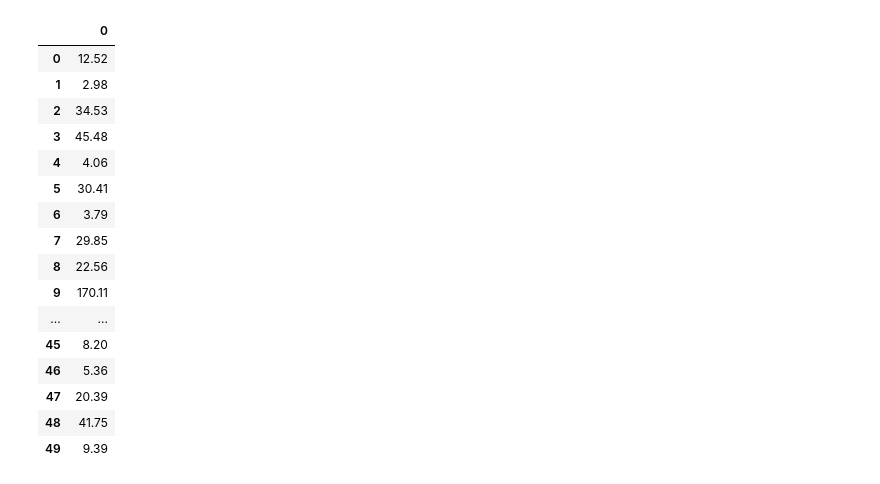
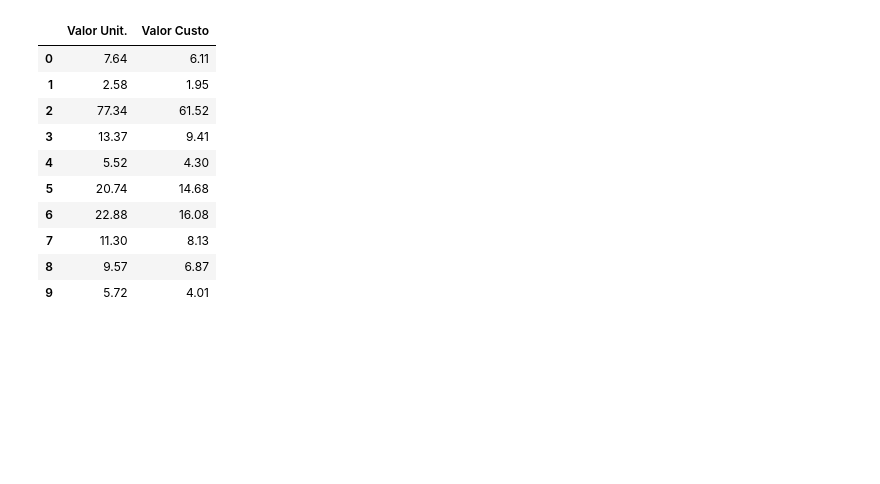
Before and after one commit to Marcelo-Augusto-Silva-Pinto/Python_Projetos, a Jupyter notebook: PROJETOMERCADO/TabelaProdutos.ipynb, the cells around one changed output. Drawn from its saved outputs; the diff is of its cells as text; code cells hidden in the pictures; blank space fills up the shorter version.

```diff
--- a/PROJETOMERCADO/TabelaProdutos.ipynb
+++ b/PROJETOMERCADO/TabelaProdutos.ipynb
@@ -164,13 +164,13 @@ def gerar_produto_categoria():
 
     return produto, id_categoria
 
-dados_produto = [gerar_produto_categoria() for _ in range(1000)]
+dados_produto = [gerar_produto_categoria() for _ in range(10)]
 
 list_apenas_produtos = [item[0] for item in dados_produto]
 
 #print(type(dados_produto))
-print(list_apenas_produtos)
+#print(list_apenas_produtos)
 
 df_produto = pd.DataFrame(dados_produto)
 
-df_produto.head(20)
+#df_produto.head(20)
@@ -737,51 +718,56 @@ intervalos_precos = {
     "Cabide": (5, 20),
     "Caderno": (2, 10),
     "Caneta": (1, 5),
     "Lapis": (1, 5),
     "Borracha": (1, 5),
     "Apontador": (1, 10),
     "Regua": (2, 10),
     "Estojo": (5, 30),
     "Mochila": (50, 300),
     "Cola branca": (3, 10),
     "Tesoura": (5, 30)
 }
 
+
 # Função para gerar valores aleatórios dentro dos intervalos
 def gerar_valores(produto, intervalos):
     valores = []
+    valores_cust = []
     for item in produto:
         min_valor, max_valor = intervalos[item]
         valor = round(random.uniform(min_valor, max_valor), 2)  # Gera valor aleatório e arredonda para 2 casas decimais
+        valor_custo = round(((valor/100)*(100-(random.uniform(15, 35)))),2)
         valores.append(valor)
-    return valores
+        valores_cust.append(valor_custo)
+
+    return valores, valores_cust
 
 # Gerar lista de valores
-valores_produto = gerar_valores(list_apenas_produtos, intervalos_precos)
+valores_unit, valores_custo = gerar_valores(list_apenas_produtos, intervalos_precos)
 
-df_prod_valores = pd.DataFrame(valores_produto)
+df_prod_valores = pd.DataFrame({
+                    "Valor Unit.":  valores_unit,
+                    "Valor Custo": valores_custo,
 
-df_prod_valores.head(50)
+})
+
+#df_prod_valores = pd.DataFrame(valores_produto)
+
+df_prod_valores
 
 # Exibir resultados
 #print("Produto\t\tValor (R$)")
 #for i in range(len(list_apenas_produtos)):
 #    print(f"{list_apenas_produtos[i]}\t\t{valores_produto[i]:.2f}")
 # %% [output]
-|  | 0 |
-| 0 | 12.52 |
-| 1 | 2.98 |
-| 2 | 34.53 |
-| 3 | 45.48 |
-| 4 | 4.06 |
-| 5 | 30.41 |
-| 6 | 3.79 |
-| 7 | 29.85 |
-| 8 | 22.56 |
-| 9 | 170.11 |
-| ... | ... |
-| 45 | 8.20 |
-| 46 | 5.36 |
-| 47 | 20.39 |
-| 48 | 41.75 |
-| 49 | 9.39 |
+|  | Valor Unit. | Valor Custo |
+| 0 | 7.64 | 6.11 |
+| 1 | 2.58 | 1.95 |
+| 2 | 77.34 | 61.52 |
+| 3 | 13.37 | 9.41 |
+| 4 | 5.52 | 4.30 |
+| 5 | 20.74 | 14.68 |
+| 6 | 22.88 | 16.08 |
+| 7 | 11.30 | 8.13 |
+| 8 | 9.57 | 6.87 |
+| 9 | 5.72 | 4.01 |
```
Also changed, not shown: parts of 1 cell of this notebook, 1 other file.
